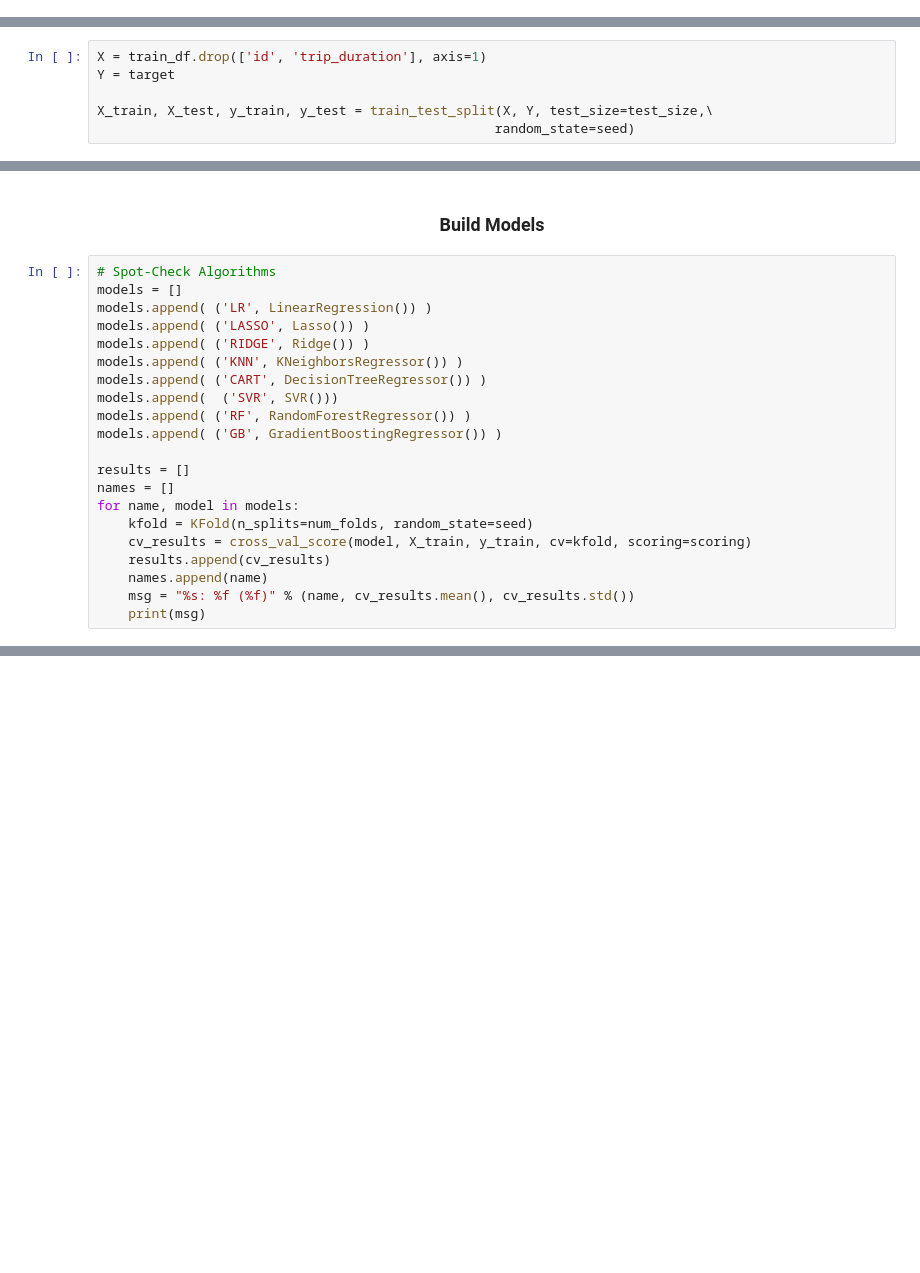
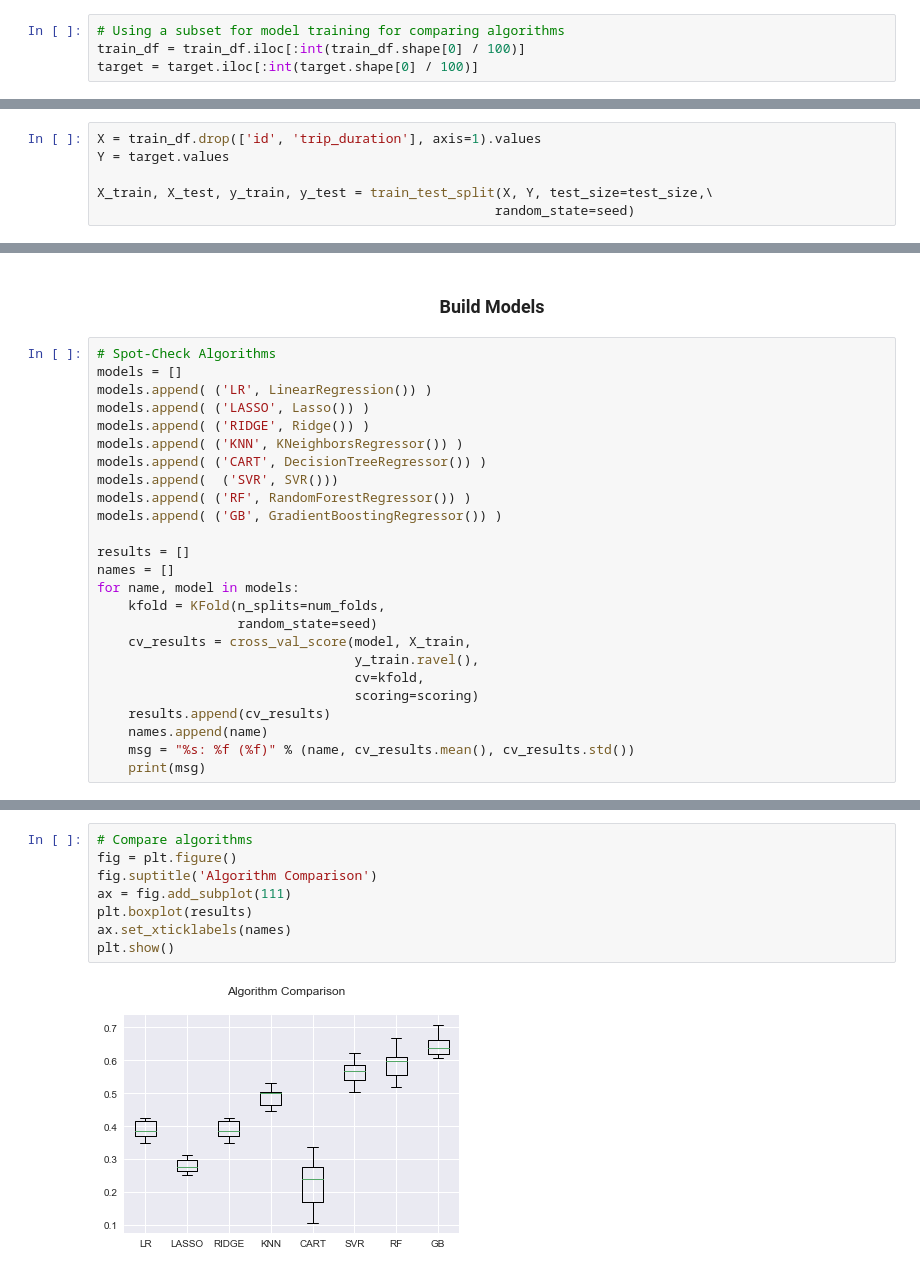
Before and after one commit to MelanVijayaratnam/Kaggle-nb, a Jupyter notebook: Taxi/Taxi.ipynb, the cells around one changed output, grey strips where cells are left out. Cells and saved outputs as stored; diff of their text form; blank space fills up the shorter version.

Commit message:
Spot-check Algorithms

```diff
--- a/Taxi/Taxi.ipynb
+++ b/Taxi/Taxi.ipynb
@@ -626,0 +643,4 @@ target.shape
+# %%
+# Using a subset for model training for comparing algorithms
+train_df = train_df.iloc[:int(train_df.shape[0] / 100)]
+target = target.iloc[:int(target.shape[0] / 100)]
@@ -631,8 +655,8 @@ seed = 46
 test_size = 0.20
 scoring = 'r2'
 # %%
-X = train_df.drop(['id', 'trip_duration'], axis=1)
-Y = target
+X = train_df.drop(['id', 'trip_duration'], axis=1).values
+Y = target.values
 
 X_train, X_test, y_train, y_test = train_test_split(X, Y, test_size=test_size,\
                                                    random_state=seed)
@@ -653,8 +682,12 @@ models.append( ('GB', GradientBoostingRegressor()) )
 results = []
 names = []
 for name, model in models:
-    kfold = KFold(n_splits=num_folds, random_state=seed)
-    cv_results = cross_val_score(model, X_train, y_train, cv=kfold, scoring=scoring)
+    kfold = KFold(n_splits=num_folds,
+                  random_state=seed)
+    cv_results = cross_val_score(model, X_train,
+                                 y_train.ravel(),
+                                 cv=kfold,
+                                 scoring=scoring)
     results.append(cv_results)
     names.append(name)
     msg = "%s: %f (%f)" % (name, cv_results.mean(), cv_results.std())
@@ -661,0 +704,10 @@ for name, model in models:
+# %%
+# Compare algorithms
+fig = plt.figure()
+fig.suptitle('Algorithm Comparison')
+ax = fig.add_subplot(111)
+plt.boxplot(results)
+ax.set_xticklabels(names)
+plt.show()
+# %% [output]
+[figure, added]
```
Also changed, not shown: parts of 10 cells of this notebook.
